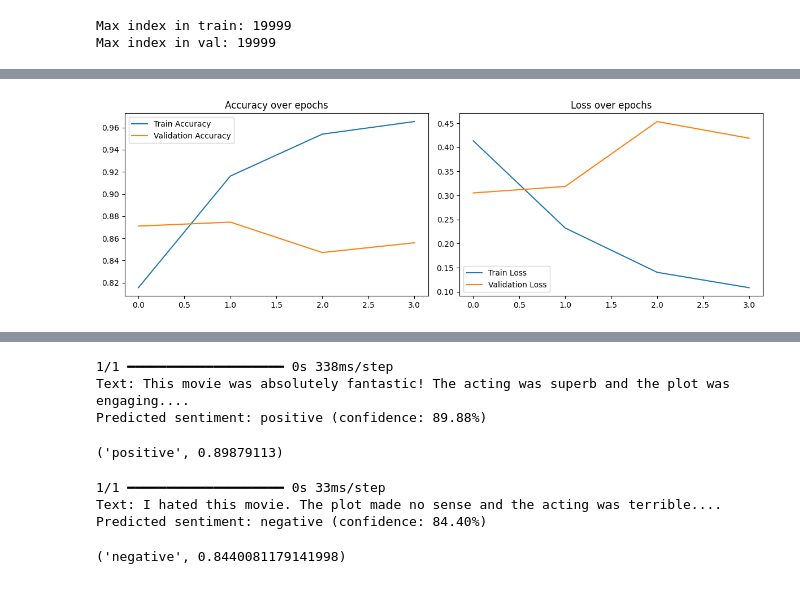
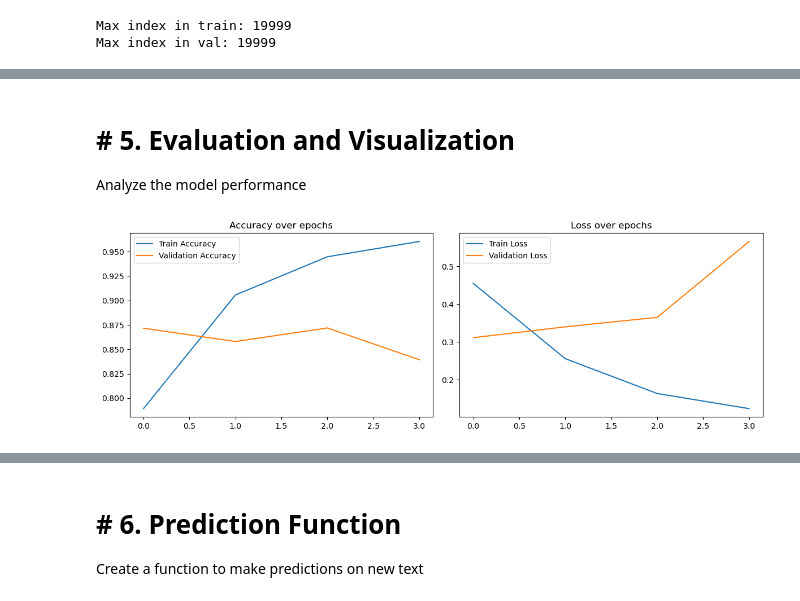
Before and after one commit to Adi-Ida404/imdb-sentiment-analysis, a Jupyter notebook: models/1_lstm/lstm_model.ipynb, the cells around one changed output, grey strips where cells are left out. Drawn from its saved outputs; the diff is of its cells as text; code cells hidden in the pictures.

Commit message:
Fixed Accuracy issues in LSTM

```diff
--- a/models/1_lstm/lstm_model.ipynb
+++ b/models/1_lstm/lstm_model.ipynb
@@ -170,6 +174,6 @@ Model: "sequential_3"
 # Callbacks
 callbacks = [
     EarlyStopping(patience=3, restore_best_weights=True),
-    ModelCheckpoint('../../models/lstm/best_model.h5', save_best_only=True)
+    ModelCheckpoint('best_model.keras', save_best_only=True)
 ]
 # %%
@@ -202,25 +202,23 @@ Epoch 4/10
+# %% [markdown]
+# # 5. Evaluation and Visualization
+Analyze the model performance
 # %%
 # Plot training history
 plt.figure(figsize=(12, 4))
 plt.subplot(1, 2, 1)
 plt.plot(history.history['accuracy'], label='Train Accuracy')
 plt.plot(history.history['val_accuracy'], label='Validation Accuracy')
 plt.title('Accuracy over epochs')
 plt.legend()
 
 plt.subplot(1, 2, 2)
 plt.plot(history.history['loss'], label='Train Loss')
 plt.plot(history.history['val_loss'], label='Validation Loss')
 plt.title('Loss over epochs')
 plt.legend()
 
 plt.tight_layout()
 plt.savefig('../../models/lstm/training_history.png')
 plt.show()
-
-# %%
-# Evaluate on test set
-test_loss, test_acc = model.evaluate(test_padded, test_df['sentiment_label'].values)
-print(f"Test Accuracy: {test_acc:.4f}")
 # %% [output]
-[figure, old version]
+[figure, new version]
@@ -232 +225,4 @@ Test Accuracy: 0.8612
+# %% [markdown]
+# # 6. Prediction Function
+Create a function to make predictions on new text
 # %%
@@ -246,20 +243,3 @@ def predict_sentiment(text):
     print(f"Text: {text[:200]}...")
     print(f"Predicted sentiment: {sentiment} (confidence: {confidence:.2%})")
     return sentiment, confidence
-# %%
-# Test prediction
-sample_text = "This movie was absolutely fantastic! The acting was superb and the plot was engaging."
-predict_sentiment(sample_text)
-# %% [output]
-1/1 ━━━━━━━━━━━━━━━━━━━━ 0s 338ms/step
-Text: This movie was absolutely fantastic! The acting was superb and the plot was engaging....
-Predicted sentiment: positive (confidence: 89.88%)
-('positive', 0.89879113)
-# %%
-sample_text2 = "I hated this movie. The plot made no sense and the acting was terrible."
-predict_sentiment(sample_text2)
-# %% [output]
-1/1 ━━━━━━━━━━━━━━━━━━━━ 0s 33ms/step
-Text: I hated this movie. The plot made no sense and the acting was terrible....
-Predicted sentiment: negative (confidence: 84.40%)
-('negative', 0.8440081179141998)
```
Also changed, not shown: parts of 15 cells of this notebook, 1 other file.
